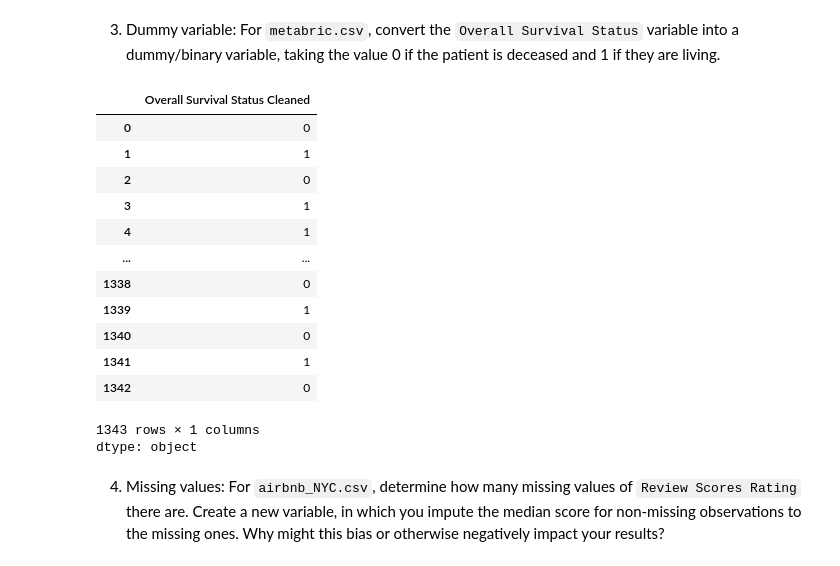
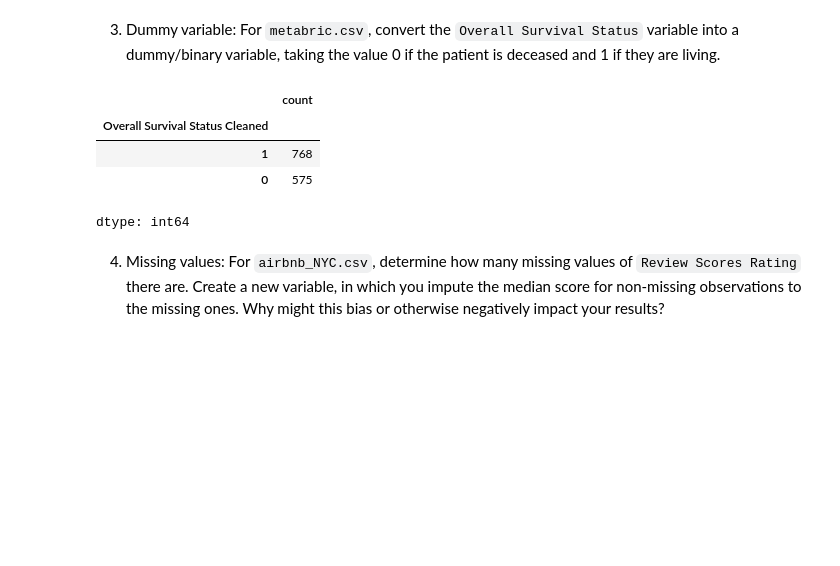
Before and after one commit to kayleendo/programming, a Jupyter notebook: assignment/01_assignment_wrangling_and_eda.ipynb, the cells around one changed output. Saved outputs shown, nothing was run; the diff lists cells and outputs as text; code cells hidden in the pictures; blank space fills up the shorter version.

```diff
--- a/assignment/01_assignment_wrangling_and_eda.ipynb
+++ b/assignment/01_assignment_wrangling_and_eda.ipynb
@@ -74,26 +71,17 @@ After cross tabulating the data, we can see that most of the force_types listed
 # %%
 df = pd.read_csv('/content/data/metabric.csv')
 
 df['Overall Survival Status Cleaned'] = df['Overall Survival Status'].replace(':', '', regex=True)
 df['Overall Survival Status Cleaned'] = df['Overall Survival Status Cleaned'].replace('LIVING', '', regex=True)
 df['Overall Survival Status Cleaned'] = df['Overall Survival Status Cleaned'].replace('DECEASED', '', regex=True)
 
-df['Overall Survival Status Cleaned']
+df['Overall Survival Status Cleaned'].value_counts()
 # %% [output]
-|  | Overall Survival Status Cleaned |
-| 0 | 0 |
-| 1 | 1 |
-| 2 | 0 |
-| 3 | 1 |
-| 4 | 1 |
-| ... | ... |
-| 1338 | 0 |
-| 1339 | 1 |
-| 1340 | 0 |
-| 1341 | 1 |
-| 1342 | 0 |
+|  | count |
+| Overall Survival Status Cleaned |  |
+| 1 | 768 |
+| 0 | 575 |
-1343 rows × 1 columns
-dtype: object
+dtype: int64
 # %% [markdown]
 4. Missing values: For `airbnb_NYC.csv`, determine how many missing values of `Review Scores Rating` there are. Create a new variable, in which you impute the median score for non-missing observations to the missing ones. Why might this bias or otherwise negatively impact your results?
 # %%
```
Also changed, not shown: parts of 6 cells of this notebook.
